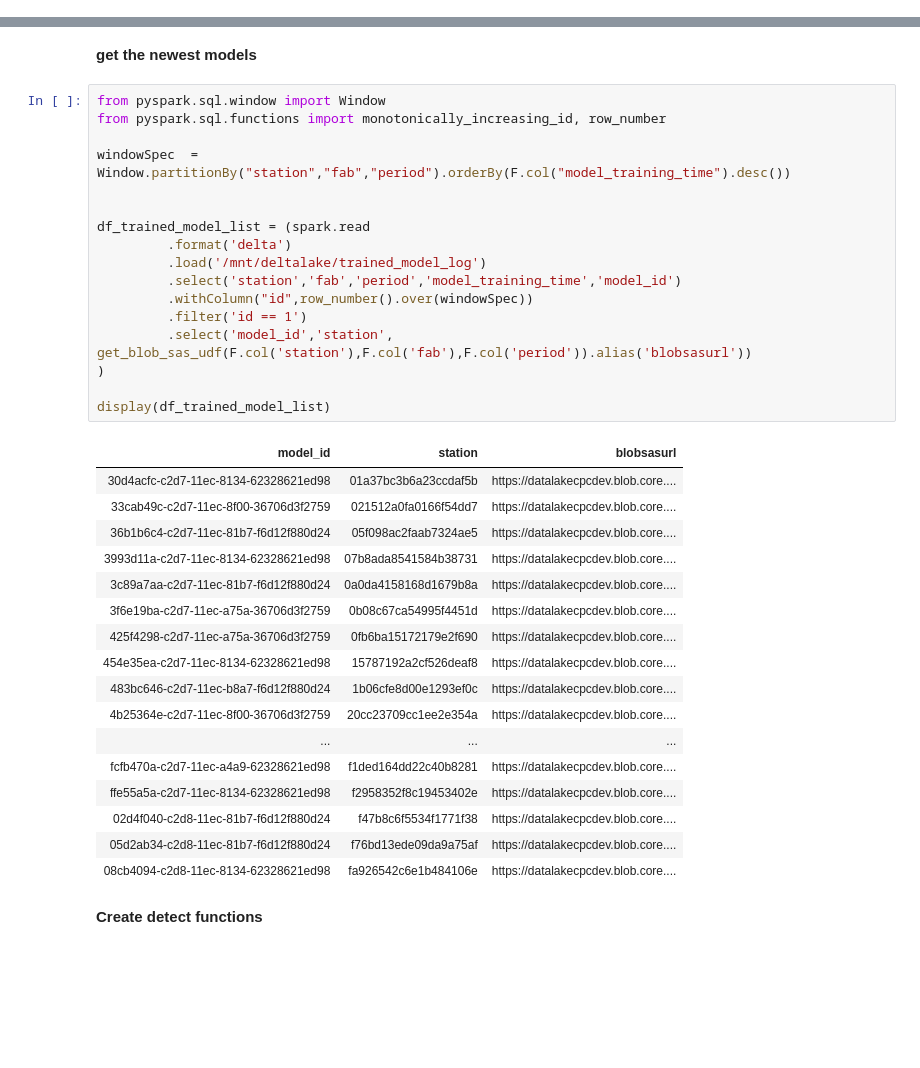
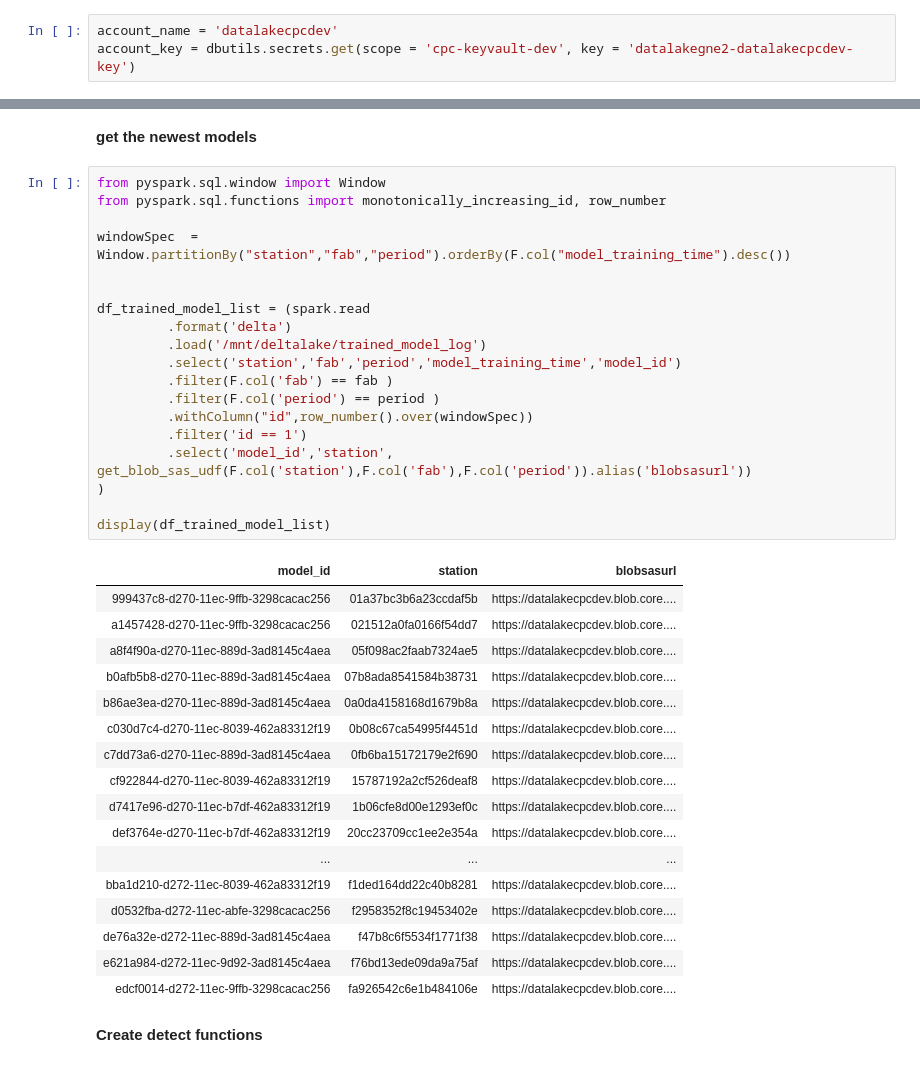
Before and after one commit to a93701011/anomaly-detection-multivariance, a Jupyter notebook: databricks/multivariance-detect-final.ipynb, the cells around one changed output, grey strips where cells are left out. Cells and saved outputs as stored; diff of their text form; blank space fills up the shorter version.

```diff
--- a/databricks/multivariance-detect-final.ipynb
+++ b/databricks/multivariance-detect-final.ipynb
@@ -49,3 +53,6 @@ SOURCE_BLOB_SAS = "{blobsasstring}"
 [interactive output not drawn]
 # %% [markdown]
 **get blob sasurl**
+# %%
+account_name = 'datalakecpcdev'
+account_key = dbutils.secrets.get(scope = 'cpc-keyvault-dev', key = 'datalakegne2-datalakecpcdev-key')
@@ -73,37 +80,39 @@ get_blob_sas_udf = udf(get_blob_sasurl, StringType())
 # %%
 from pyspark.sql.window import Window
 from pyspark.sql.functions import monotonically_increasing_id, row_number
 
 windowSpec  = Window.partitionBy("station","fab","period").orderBy(F.col("model_training_time").desc())
 
 
 df_trained_model_list = (spark.read
          .format('delta')
          .load('/mnt/deltalake/trained_model_log')
          .select('station','fab','period','model_training_time','model_id')
+         .filter(F.col('fab') == fab )
+         .filter(F.col('period') == period )
          .withColumn("id",row_number().over(windowSpec))
          .filter('id == 1')
          .select('model_id','station', get_blob_sas_udf(F.col('station'),F.col('fab'),F.col('period')).alias('blobsasurl'))
 )
 
 display(df_trained_model_list)
 # %% [output]
 | model_id | station | blobsasurl |
-| 30d4acfc-c2d7-11ec-8134-62328621ed98 | 01a37bc3b6a23ccdaf5b | https://datalakecpcdev.blob.core.... |
-| 33cab49c-c2d7-11ec-8f00-36706d3f2759 | 021512a0fa0166f54dd7 | https://datalakecpcdev.blob.core.... |
-| 36b1b6c4-c2d7-11ec-81b7-f6d12f880d24 | 05f098ac2faab7324ae5 | https://datalakecpcdev.blob.core.... |
-| 3993d11a-c2d7-11ec-8134-62328621ed98 | 07b8ada8541584b38731 | https://datalakecpcdev.blob.core.... |
-| 3c89a7aa-c2d7-11ec-81b7-f6d12f880d24 | 0a0da4158168d1679b8a | https://datalakecpcdev.blob.core.... |
-| 3f6e19ba-c2d7-11ec-a75a-36706d3f2759 | 0b08c67ca54995f4451d | https://datalakecpcdev.blob.core.... |
-| 425f4298-c2d7-11ec-a75a-36706d3f2759 | 0fb6ba15172179e2f690 | https://datalakecpcdev.blob.core.... |
-| 454e35ea-c2d7-11ec-8134-62328621ed98 | 15787192a2cf526deaf8 | https://datalakecpcdev.blob.core.... |
-| 483bc646-c2d7-11ec-b8a7-f6d12f880d24 | 1b06cfe8d00e1293ef0c | https://datalakecpcdev.blob.core.... |
-| 4b25364e-c2d7-11ec-8f00-36706d3f2759 | 20cc23709cc1ee2e354a | https://datalakecpcdev.blob.core.... |
+| 999437c8-d270-11ec-9ffb-3298cacac256 | 01a37bc3b6a23ccdaf5b | https://datalakecpcdev.blob.core.... |
+| a1457428-d270-11ec-9ffb-3298cacac256 | 021512a0fa0166f54dd7 | https://datalakecpcdev.blob.core.... |
+| a8f4f90a-d270-11ec-889d-3ad8145c4aea | 05f098ac2faab7324ae5 | https://datalakecpcdev.blob.core.... |
+| b0afb5b8-d270-11ec-889d-3ad8145c4aea | 07b8ada8541584b38731 | https://datalakecpcdev.blob.core.... |
+| b86ae3ea-d270-11ec-889d-3ad8145c4aea | 0a0da4158168d1679b8a | https://datalakecpcdev.blob.core.... |
+| c030d7c4-d270-11ec-8039-462a83312f19 | 0b08c67ca54995f4451d | https://datalakecpcdev.blob.core.... |
+| c7dd73a6-d270-11ec-889d-3ad8145c4aea | 0fb6ba15172179e2f690 | https://datalakecpcdev.blob.core.... |
+| cf922844-d270-11ec-8039-462a83312f19 | 15787192a2cf526deaf8 | https://datalakecpcdev.blob.core.... |
+| d7417e96-d270-11ec-b7df-462a83312f19 | 1b06cfe8d00e1293ef0c | https://datalakecpcdev.blob.core.... |
+| def3764e-d270-11ec-b7df-462a83312f19 | 20cc23709cc1ee2e354a | https://datalakecpcdev.blob.core.... |
 | ... | ... | ... |
-| fcfb470a-c2d7-11ec-a4a9-62328621ed98 | f1ded164dd22c40b8281 | https://datalakecpcdev.blob.core.... |
-| ffe55a5a-c2d7-11ec-8134-62328621ed98 | f2958352f8c19453402e | https://datalakecpcdev.blob.core.... |
-| 02d4f040-c2d8-11ec-81b7-f6d12f880d24 | f47b8c6f5534f1771f38 | https://datalakecpcdev.blob.core.... |
-| 05d2ab34-c2d8-11ec-81b7-f6d12f880d24 | f76bd13ede09da9a75af | https://datalakecpcdev.blob.core.... |
-| 08cb4094-c2d8-11ec-8134-62328621ed98 | fa926542c6e1b484106e | https://datalakecpcdev.blob.core.... |
+| bba1d210-d272-11ec-8039-462a83312f19 | f1ded164dd22c40b8281 | https://datalakecpcdev.blob.core.... |
+| d0532fba-d272-11ec-abfe-3298cacac256 | f2958352f8c19453402e | https://datalakecpcdev.blob.core.... |
+| de76a32e-d272-11ec-889d-3ad8145c4aea | f47b8c6f5534f1771f38 | https://datalakecpcdev.blob.core.... |
+| e621a984-d272-11ec-9d92-3ad8145c4aea | f76bd13ede09da9a75af | https://datalakecpcdev.blob.core.... |
+| edcf0014-d272-11ec-9ffb-3298cacac256 | fa926542c6e1b484106e | https://datalakecpcdev.blob.core.... |
 # %% [markdown]
 **Create detect functions**
```
Also changed, not shown: parts of 23 cells of this notebook, 2 other files.
